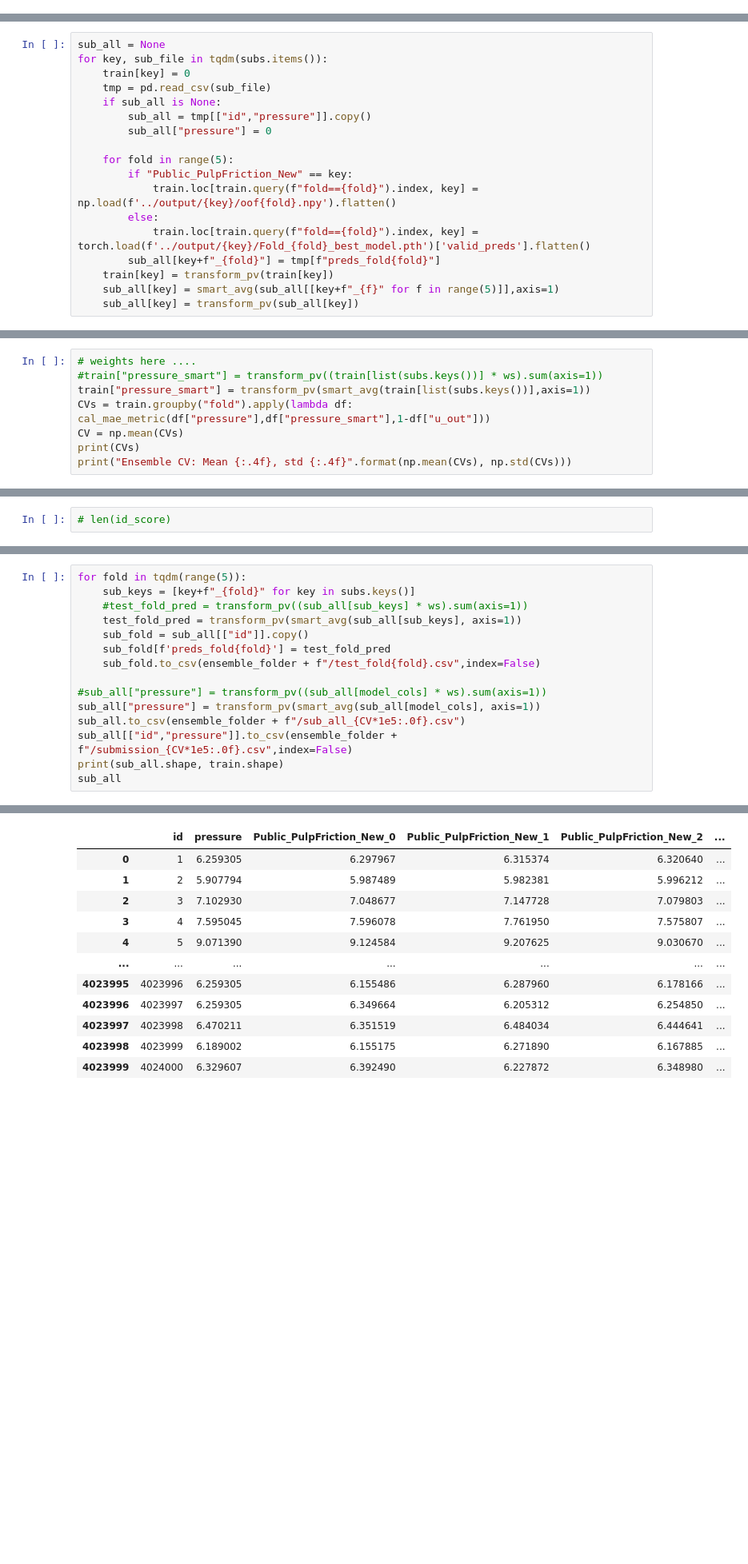
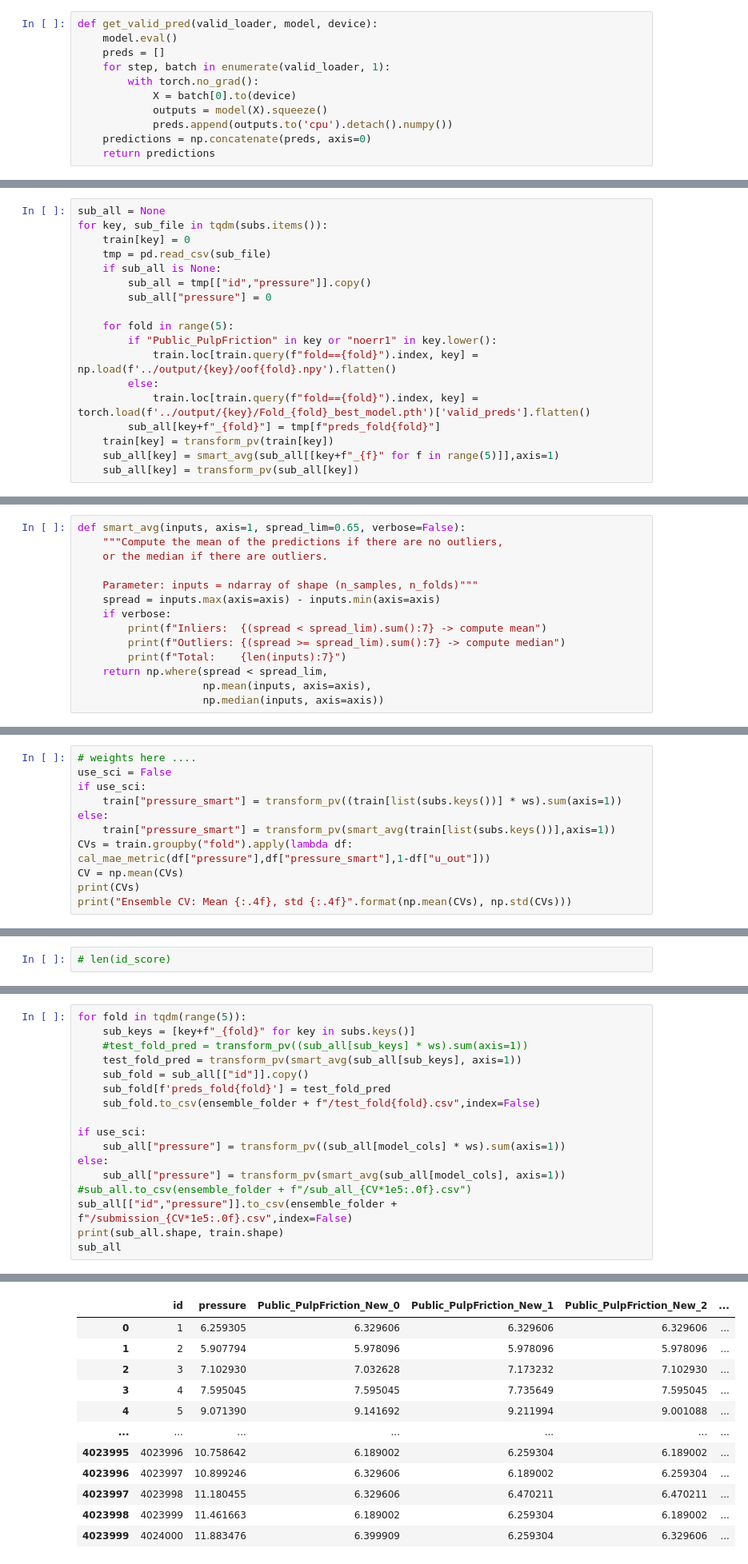
Before and after one commit to ZiyueWang25/GBVPP, a Jupyter notebook: notebook/Ensemble.ipynb, the cells around one changed output, grey strips where cells are left out. Shown at 80% size. Saved outputs shown, nothing was run; the diff lists cells and outputs as text; blank space fills up the shorter version.

```diff
--- a/notebook/Ensemble.ipynb
+++ b/notebook/Ensemble.ipynb
@@ -57,0 +64,11 @@ def transform_pv(s):
+# %%
+def get_valid_pred(valid_loader, model, device):
+    model.eval()
+    preds = []
+    for step, batch in enumerate(valid_loader, 1):
+        with torch.no_grad():
+            X = batch[0].to(device)
+            outputs = model(X).squeeze()
+            preds.append(outputs.to('cpu').detach().numpy())
+    predictions = np.concatenate(preds, axis=0)
+    return predictions
@@ -65,7 +113,7 @@ for key, sub_file in tqdm(subs.items()):
         sub_all["pressure"] = 0
 
     for fold in range(5):
-        if "Public_PulpFriction_New" == key:
+        if "Public_PulpFriction" in key or "noerr1" in key.lower():
             train.loc[train.query(f"fold=={fold}").index, key] = np.load(f'../output/{key}/oof{fold}.npy').flatten()
         else:
             train.loc[train.query(f"fold=={fold}").index, key] = torch.load(f'../output/{key}/Fold_{fold}_best_model.pth')['valid_preds'].flatten()
@@ -135,0 +407,14 @@ sub_all.head()
+# %%
+def smart_avg(inputs, axis=1, spread_lim=0.65, verbose=False):
+    """Compute the mean of the predictions if there are no outliers,
+    or the median if there are outliers.
+
+    Parameter: inputs = ndarray of shape (n_samples, n_folds)"""
+    spread = inputs.max(axis=axis) - inputs.min(axis=axis)
+    if verbose:
+        print(f"Inliers:  {(spread < spread_lim).sum():7} -> compute mean")
+        print(f"Outliers: {(spread >= spread_lim).sum():7} -> compute median")
+        print(f"Total:    {len(inputs):7}")
+    return np.where(spread < spread_lim,
+                    np.mean(inputs, axis=axis),
+                    np.median(inputs, axis=axis))
@@ -175,7 +603,10 @@ LSTM5_CLS_DO02_CH04_IPOnly_SiLU_ADAM_PL3 Optimised Weights: 0.19324280188590431
 # %%
 # weights here ....
-#train["pressure_smart"] = transform_pv((train[list(subs.keys())] * ws).sum(axis=1))
-train["pressure_smart"] = transform_pv(smart_avg(train[list(subs.keys())],axis=1))
+use_sci = False
+if use_sci:
+    train["pressure_smart"] = transform_pv((train[list(subs.keys())] * ws).sum(axis=1))
+else:
+    train["pressure_smart"] = transform_pv(smart_avg(train[list(subs.keys())],axis=1))
 CVs = train.groupby("fold").apply(lambda df: cal_mae_metric(df["pressure"],df["pressure_smart"],1-df["u_out"]))
 CV = np.mean(CVs)
 print(CVs)
@@ -246,9 +661,11 @@ for fold in tqdm(range(5)):
     sub_fold[f'preds_fold{fold}'] = test_fold_pred
     sub_fold.to_csv(ensemble_folder + f"/test_fold{fold}.csv",index=False)
 
-#sub_all["pressure"] = transform_pv((sub_all[model_cols] * ws).sum(axis=1))
-sub_all["pressure"] = transform_pv(smart_avg(sub_all[model_cols], axis=1))
-sub_all.to_csv(ensemble_folder + f"/sub_all_{CV*1e5:.0f}.csv")
+if use_sci:
+    sub_all["pressure"] = transform_pv((sub_all[model_cols] * ws).sum(axis=1))
+else:
+    sub_all["pressure"] = transform_pv(smart_avg(sub_all[model_cols], axis=1))
+#sub_all.to_csv(ensemble_folder + f"/sub_all_{CV*1e5:.0f}.csv")
 sub_all[["id","pressure"]].to_csv(ensemble_folder + f"/submission_{CV*1e5:.0f}.csv",index=False)
 print(sub_all.shape, train.shape)
 sub_all
@@ -275,12 +692,12 @@ Total:    4024000
 |  | id | pressure | Public_PulpFriction_New_0 | Public_PulpFriction_New_1 | Public_PulpFriction_New_2 | ... |
-| 0 | 1 | 6.259305 | 6.297967 | 6.315374 | 6.320640 | ... |
-| 1 | 2 | 5.907794 | 5.987489 | 5.982381 | 5.996212 | ... |
-| 2 | 3 | 7.102930 | 7.048677 | 7.147728 | 7.079803 | ... |
-| 3 | 4 | 7.595045 | 7.596078 | 7.761950 | 7.575807 | ... |
-| 4 | 5 | 9.071390 | 9.124584 | 9.207625 | 9.030670 | ... |
+| 0 | 1 | 6.259305 | 6.329606 | 6.329606 | 6.329606 | ... |
+| 1 | 2 | 5.907794 | 5.978096 | 5.978096 | 5.978096 | ... |
+| 2 | 3 | 7.102930 | 7.032628 | 7.173232 | 7.102930 | ... |
+| 3 | 4 | 7.595045 | 7.595045 | 7.735649 | 7.595045 | ... |
+| 4 | 5 | 9.071390 | 9.141692 | 9.211994 | 9.001088 | ... |
 | ... | ... | ... | ... | ... | ... | ... |
-| 4023995 | 4023996 | 6.259305 | 6.155486 | 6.287960 | 6.178166 | ... |
-| 4023996 | 4023997 | 6.259305 | 6.349664 | 6.205312 | 6.254850 | ... |
-| 4023997 | 4023998 | 6.470211 | 6.351519 | 6.484034 | 6.444641 | ... |
-| 4023998 | 4023999 | 6.189002 | 6.155175 | 6.271890 | 6.167885 | ... |
-| 4023999 | 4024000 | 6.329607 | 6.392490 | 6.227872 | 6.348980 | ... |
+| 4023995 | 4023996 | 10.758642 | 6.189002 | 6.259304 | 6.189002 | ... |
+| 4023996 | 4023997 | 10.899246 | 6.329606 | 6.189002 | 6.259304 | ... |
+| 4023997 | 4023998 | 11.180455 | 6.329606 | 6.470211 | 6.470211 | ... |
+| 4023998 | 4023999 | 11.461663 | 6.189002 | 6.259304 | 6.189002 | ... |
+| 4023999 | 4024000 | 11.883476 | 6.399909 | 6.259304 | 6.329606 | ... |
```
Also changed, not shown: parts of 77 cells of this notebook, 4 other files.
